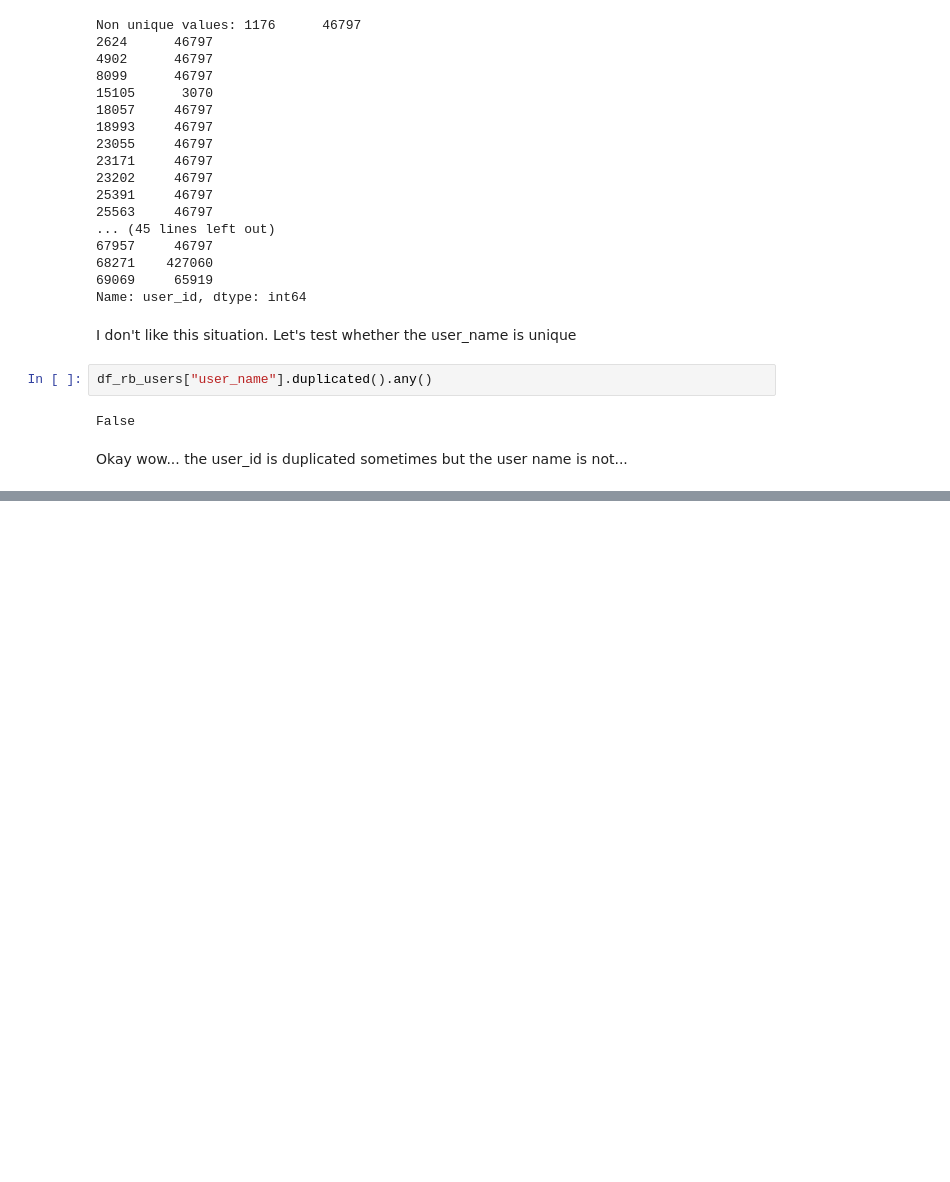
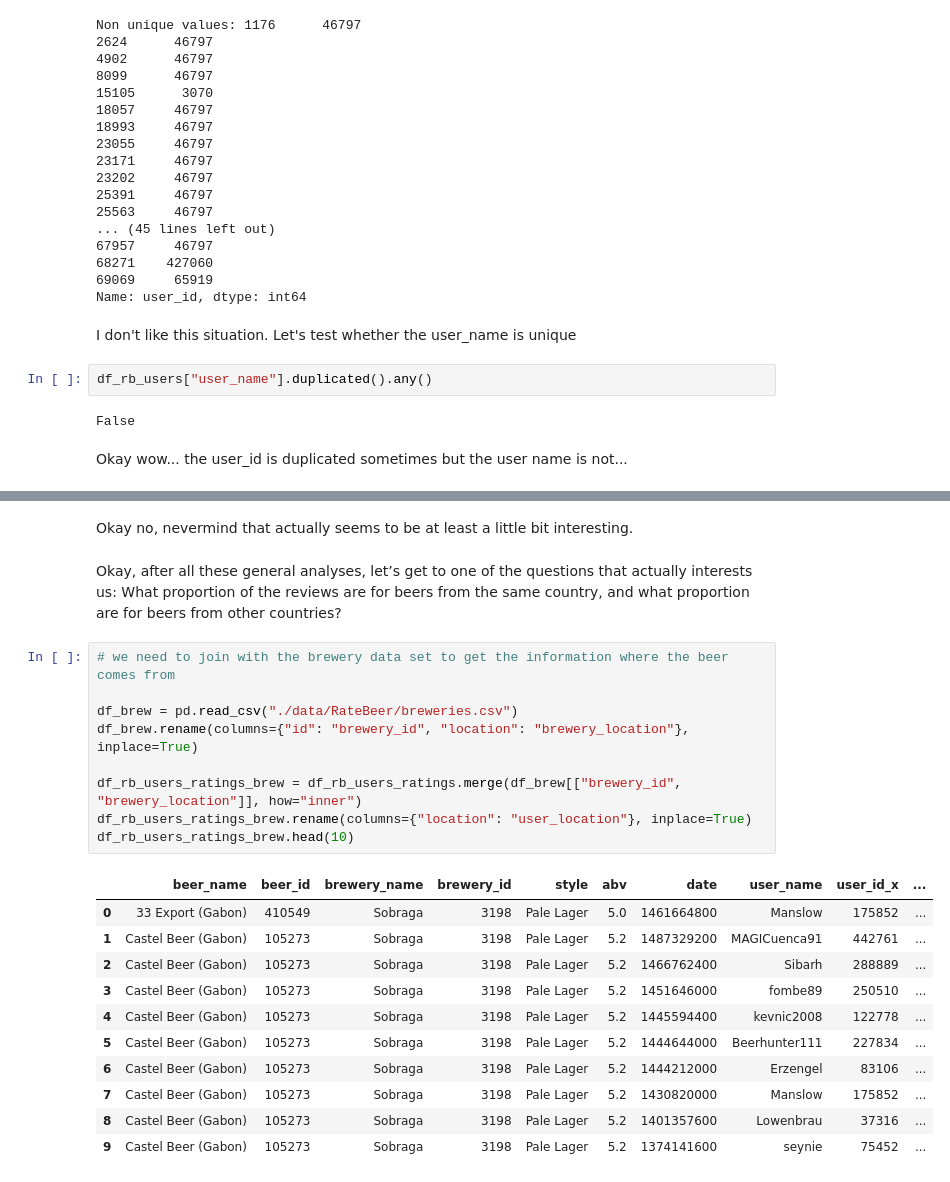
Before and after one commit to epfl-ada/ada-2024-project-thefivedatawranglers, a Jupyter notebook: analysis.ipynb, the cells around one changed output, grey strips where cells are left out. Drawn from its saved outputs; the diff is of its cells as text; blank space fills up the shorter version.

```diff
--- a/analysis.ipynb
+++ b/analysis.ipynb
@@ -273,0 +365,25 @@ Okay wow... the user_id is duplicated sometimes but the user name is not...
+# %% [markdown]
+Okay no, nevermind that actually seems to be at least a little bit interesting.
+# %% [markdown]
+Okay, after all these general analyses, let’s get to one of the questions that actually interests us: What proportion of the reviews are for beers from the same country, and what proportion are for beers from other countries?
+# %%
+# we need to join with the brewery data set to get the information where the beer comes from
+
+df_brew = pd.read_csv("./data/RateBeer/breweries.csv")
+df_brew.rename(columns={"id": "brewery_id", "location": "brewery_location"}, inplace=True)
+
+df_rb_users_ratings_brew = df_rb_users_ratings.merge(df_brew[["brewery_id", "brewery_location"]], how="inner")
+df_rb_users_ratings_brew.rename(columns={"location": "user_location"}, inplace=True)
+df_rb_users_ratings_brew.head(10)
+# %% [output]
+|  | beer_name | beer_id | brewery_name | brewery_id | style | abv | date | user_name | user_id_x | ... |
+| 0 | 33 Export (Gabon) | 410549 | Sobraga | 3198 | Pale Lager | 5.0 | 1461664800 | Manslow | 175852 | ... |
+| 1 | Castel Beer (Gabon) | 105273 | Sobraga | 3198 | Pale Lager | 5.2 | 1487329200 | MAGICuenca91 | 442761 | ... |
+| 2 | Castel Beer (Gabon) | 105273 | Sobraga | 3198 | Pale Lager | 5.2 | 1466762400 | Sibarh | 288889 | ... |
+| 3 | Castel Beer (Gabon) | 105273 | Sobraga | 3198 | Pale Lager | 5.2 | 1451646000 | fombe89 | 250510 | ... |
+| 4 | Castel Beer (Gabon) | 105273 | Sobraga | 3198 | Pale Lager | 5.2 | 1445594400 | kevnic2008 | 122778 | ... |
+| 5 | Castel Beer (Gabon) | 105273 | Sobraga | 3198 | Pale Lager | 5.2 | 1444644000 | Beerhunter111 | 227834 | ... |
+| 6 | Castel Beer (Gabon) | 105273 | Sobraga | 3198 | Pale Lager | 5.2 | 1444212000 | Erzengel | 83106 | ... |
+| 7 | Castel Beer (Gabon) | 105273 | Sobraga | 3198 | Pale Lager | 5.2 | 1430820000 | Manslow | 175852 | ... |
+| 8 | Castel Beer (Gabon) | 105273 | Sobraga | 3198 | Pale Lager | 5.2 | 1401357600 | Lowenbrau | 37316 | ... |
+| 9 | Castel Beer (Gabon) | 105273 | Sobraga | 3198 | Pale Lager | 5.2 | 1374141600 | seynie | 75452 | ... |
```
Also changed, not shown: parts of 14 cells of this notebook.
